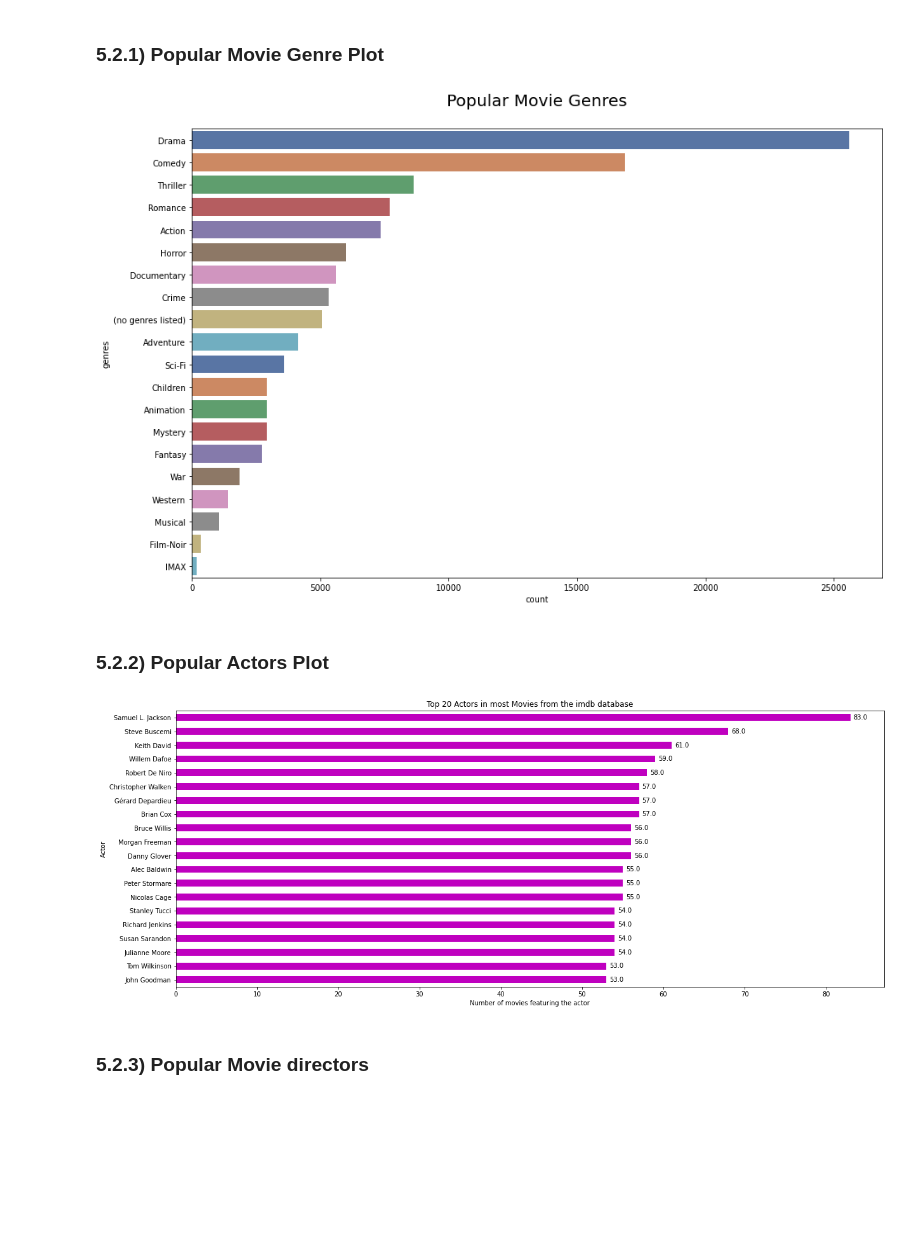
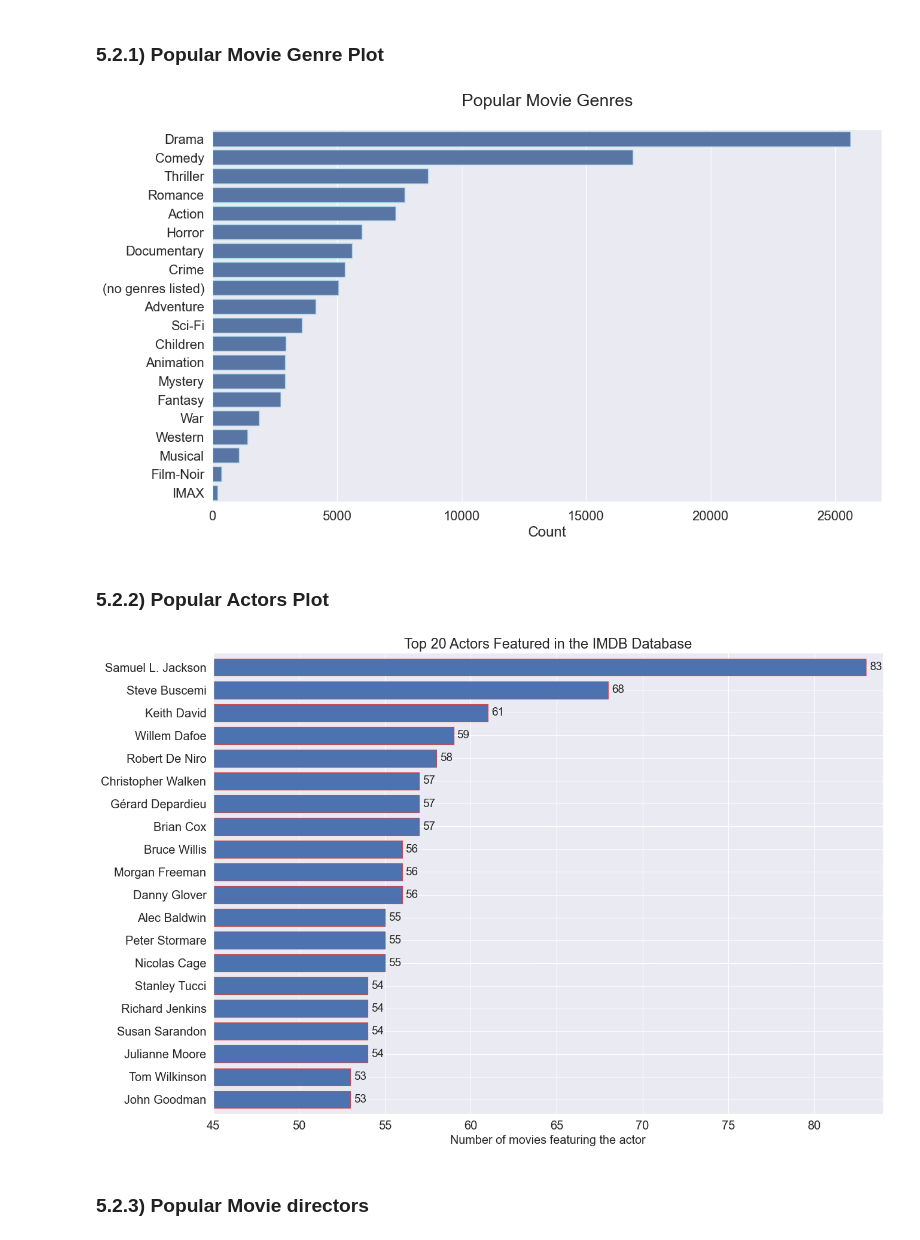
Before and after one commit to daniel-bru/ZM5-Recommender_System-2022, a Jupyter notebook: Final_EDA.ipynb, the cells around one changed output. Saved outputs shown, nothing was run; the diff lists cells and outputs as text; code cells hidden in the pictures; blank space fills up the shorter version.

```diff
--- a/Final_EDA.ipynb
+++ b/Final_EDA.ipynb
@@ -96,7 +96,8 @@ import scipy as sp
 # Packages for visualization
 import matplotlib.pyplot as plt
 import seaborn as sns
-sns.set(font_scale=1.4, palette='winter')
+sns.set(font_scale=1.4)
+sns.set_style("darkgrid")
 %matplotlib inline
 
 # Packages for modeling
@@ -141,14 +142,14 @@ locale.setlocale(locale.LC_ALL, 'en_US.UTF8')
  ## 3 ) Loading the Dataset
 # %%
 #df_sample_submission = pd.read_csv('/kaggle/input/edsa-movie-recommendation-challenge/sample_submission.csv')
-df_movies = pd.read_csv('Streamlit_app/resources/data/movies.csv')
-df_imdb = pd.read_csv('Streamlit_app/resources/data/imdb_data.csv')
-df_genome_scores = pd.read_csv('Streamlit_app/resources/data/genome_scores.csv')
-df_genome_tags = pd.read_csv('Streamlit_app/resources/data/genome_tags.csv')
-df_train = pd.read_csv('Streamlit_app/resources/data/train.csv')
-df_test = pd.read_csv('Streamlit_app/resources/data//test.csv')
-df_tags = pd.read_csv('Streamlit_app/resources/data/tags.csv')
-df_links = pd.read_csv('Streamlit_app/resources/data/links.csv')
+df_movies = pd.read_csv('movies.csv')
+df_imdb = pd.read_csv('imdb_data.csv')
+df_genome_scores = pd.read_csv('genome_scores.csv')
+df_genome_tags = pd.read_csv('genome_tags.csv')
+df_train = pd.read_csv('train.csv')
+df_test = pd.read_csv('test.csv')
+df_tags = pd.read_csv('tags.csv')
+df_links = pd.read_csv('links.csv')
 # %% [markdown]
 ## 4) Connecting to Comet
 # %% [markdown]
@@ -454,15 +455,19 @@ movies_genres = pd.DataFrame(df_movies[['movieId', 'genres']],columns=['movieId'
 movies_genres.genres = movies_genres.genres.apply(lambda x: x.split('|'))
 
 # Create expanded dataframe where each movie-genre combination is in a seperate row
-movies_genres = pd.DataFrame([(tup.movieId, d) for tup in movies_genres.itertuples() for d in tup.genres],columns=['movieId', 'genres'])
+movies_genres = pd.DataFrame([(tup.movieId, d) for tup in movies_genres.itertuples() for d in tup.genres],
+                             columns=['movieId', 'genres'])
 # %%
-# Plot the genres from most common to least common
-plot = plt.figure(figsize=(15, 10))
+# Plot the genres from most common to 90 common
+plot = plt.figure(figsize=(14, 8), dpi =95)
 plt.title('Popular Movie Genres\n', fontsize=20)
-sns.countplot(y="genres", data=movies_genres,order=movies_genres['genres'].value_counts(ascending=False).index,palette='deep')
+sns.countplot(y="genres", data=movies_genres,order=movies_genres['genres']
+              .value_counts(ascending=False).index, color='b', ec= 'lightblue')
+plt.ylabel('')
+plt.xlabel('Count')
 plt.show()
 # %% [output]
-[figure, old version]
+[figure, new version]
 # %% [markdown]
 ### 5.2.2) Popular Actors  Plot
 # %%
@@ -483,18 +487,17 @@ movies_actor =movies_actor.sort_values(by='Number of Movies',ascending=False)
 movies_actor = movies_actor .head(20)
 movies_actor =movies_actor.sort_values(by='Number of Movies',ascending=True)
 # %%
-
 y_labels =movies_actor['title_cast']
 
 # Plot the figure.
-plt.figure(figsize=(20, 8))
-ax = movies_actor['Number of Movies'].plot(kind='barh',color='m')
-ax.set_title('Top 20 Actors in most Movies from the imdb database')
+plt.figure(figsize=(17, 12),dpi =85)
+ax = movies_actor['Number of Movies'].plot(kind='barh',color='b', fontsize=17,
+                                           edgecolor='r', xlim=[45,84], width=.75)
+ax.set_title('Top 20 Actors Featured in the IMDB Database', fontsize=20)
 ax.set_xlabel('Number of movies featuring the actor')
-ax.set_ylabel('Actor')
+ax.set_ylabel('')
 ax.set_yticklabels(y_labels)
 rects = ax.patches
-
 
 for rect in rects:
     # Get X and Y placement of label from rect.
@@ -504,15 +507,15 @@ for rect in rects:
     space = 5
     # Vertical alignment for positive values
     ha = 'left'
-
     if x_value < 0:
         space *= -1
         ha = 'right'
 
-    label = "{:.1f}".format(x_value)
-    plt.annotate(label,(x_value, y_value),xytext=(space, 0),textcoords="offset points",va='center',ha=ha)
+    label = "{}".format(x_value)
+    plt.annotate(label,(x_value, y_value),xytext=(space, 0),fontsize=16,
+                 textcoords="offset points",va='center',ha=ha)
 # %% [output]
-[figure, old version]
+[figure, new version]
 # %% [markdown]
 ### 5.2.3) Popular Movie directors
 # %%
```
Also changed, not shown: parts of 25 cells of this notebook, 1 other file.
